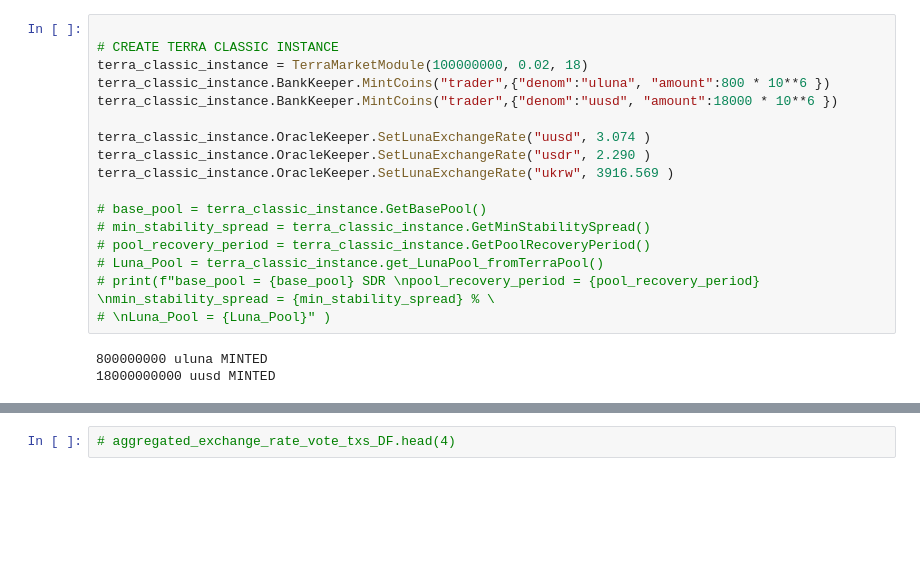
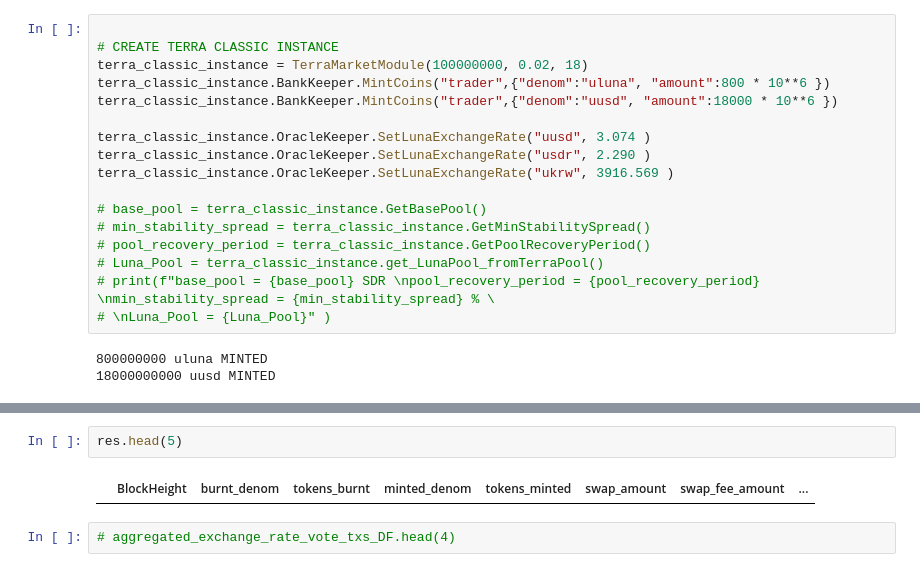
Before and after one commit to AstroTech-Labs/Research_1_TerraClassic, a Jupyter notebook: learning_layer_research/terra_market_module/data_preprocessing.ipynb, the cells around one changed output, grey strips where cells are left out. Saved outputs shown, nothing was run; the diff lists cells and outputs as text; blank space fills up the shorter version.

```diff
--- a/learning_layer_research/terra_market_module/data_preprocessing.ipynb
+++ b/learning_layer_research/terra_market_module/data_preprocessing.ipynb
@@ -813,3 +799,7 @@ Replenishing pools : poolDelta = 1532534.0247175854 | poolRegressionAmt = 85140.
+# %%
+res.head(5)
+# %% [output]
+|  | BlockHeight | burnt_denom | tokens_burnt | minted_denom | tokens_minted | swap_amount | swap_fee_amount | ... |
 # %%
 # aggregated_exchange_rate_vote_txs_DF.head(4)
 # %%
```
Also changed, not shown: parts of 18 cells of this notebook.
